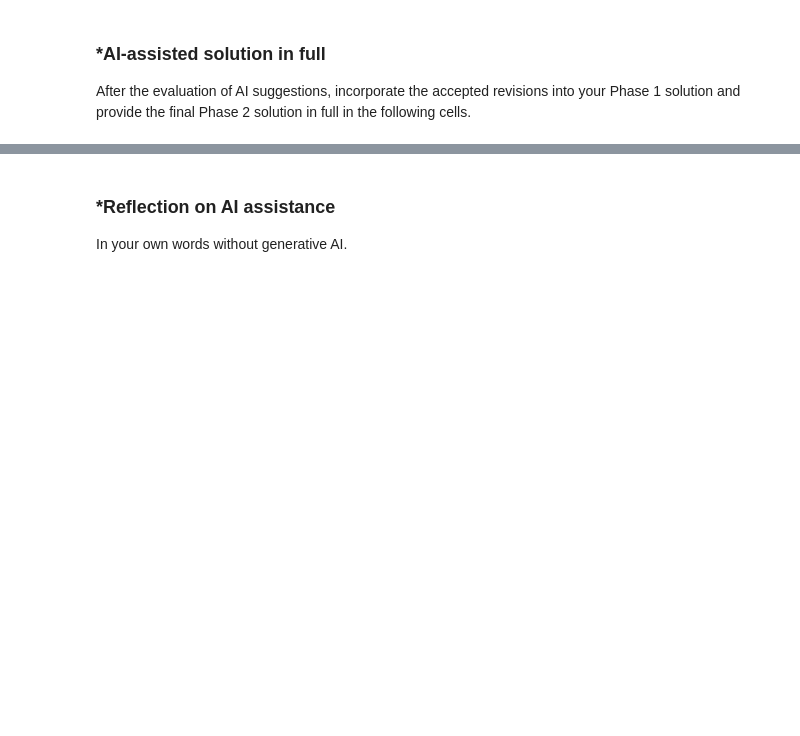
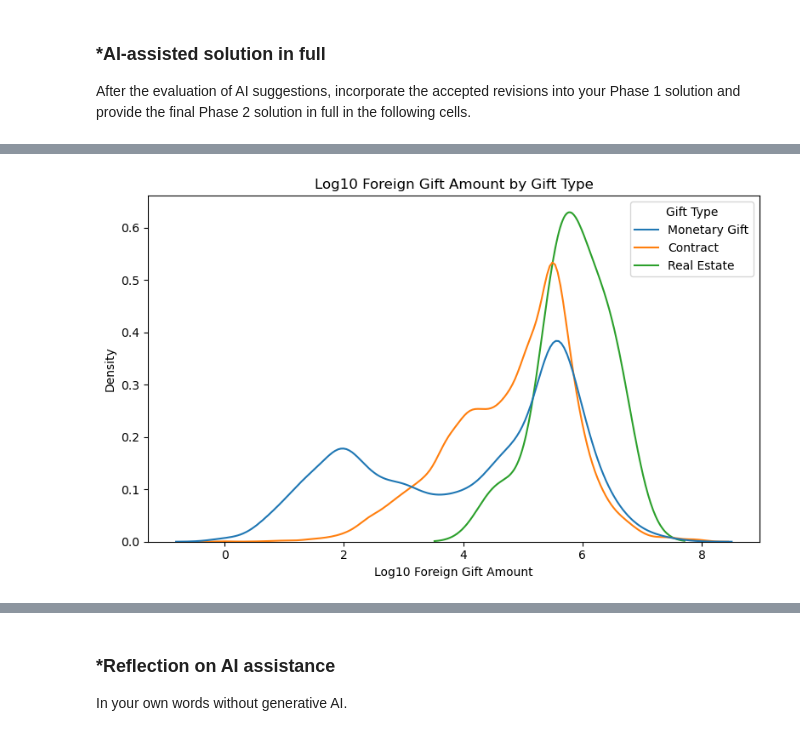
Before and after one commit to emmchung/A02-eda-and-visualization, a Jupyter notebook: notebook.ipynb, the cells around one changed output, grey strips where cells are left out. Saved outputs shown, nothing was run; the diff lists cells and outputs as text; code cells hidden in the pictures; blank space fills up the shorter version.

```diff
--- a/notebook.ipynb
+++ b/notebook.ipynb
@@ -277,0 +430,20 @@ After the evaluation of AI suggestions, incorporate the accepted revisions into
+# %%
+fig, ax = plt.subplots(figsize=(8, 5))
+
+sns.kdeplot(
+    data=positive_gifts_p2,
+    x="Log10 Gift Amount",
+    hue="Gift Type",
+    common_norm=False,
+    ax=ax
+)
+
+ax.set(
+    title="Log10 Foreign Gift Amount by Gift Type",
+    xlabel="Log10 Foreign Gift Amount"
+)
+
+plt.tight_layout()
+plt.show()
+# %% [output]
+[figure, added]
```
Also changed, not shown: parts of 25 cells of this notebook.
